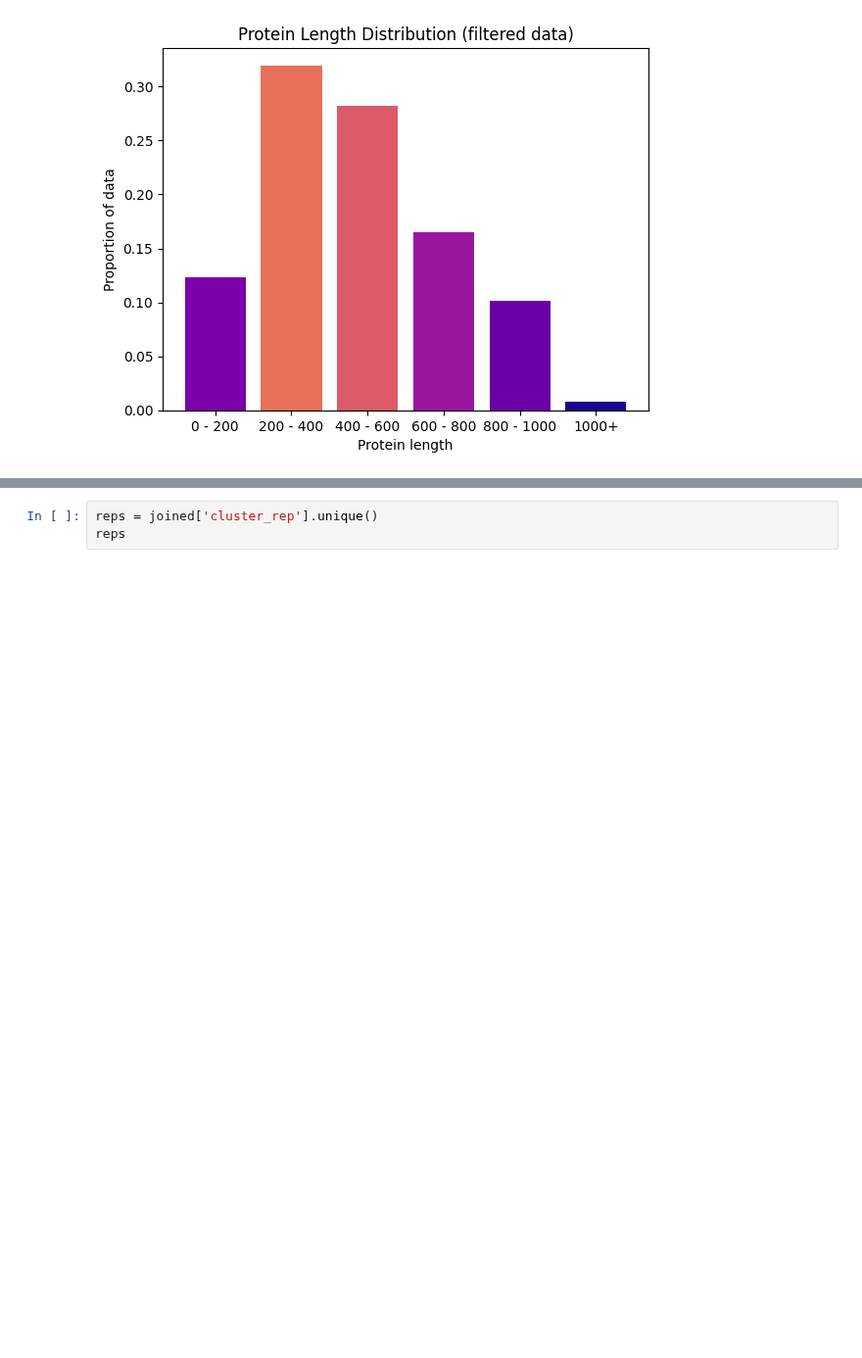
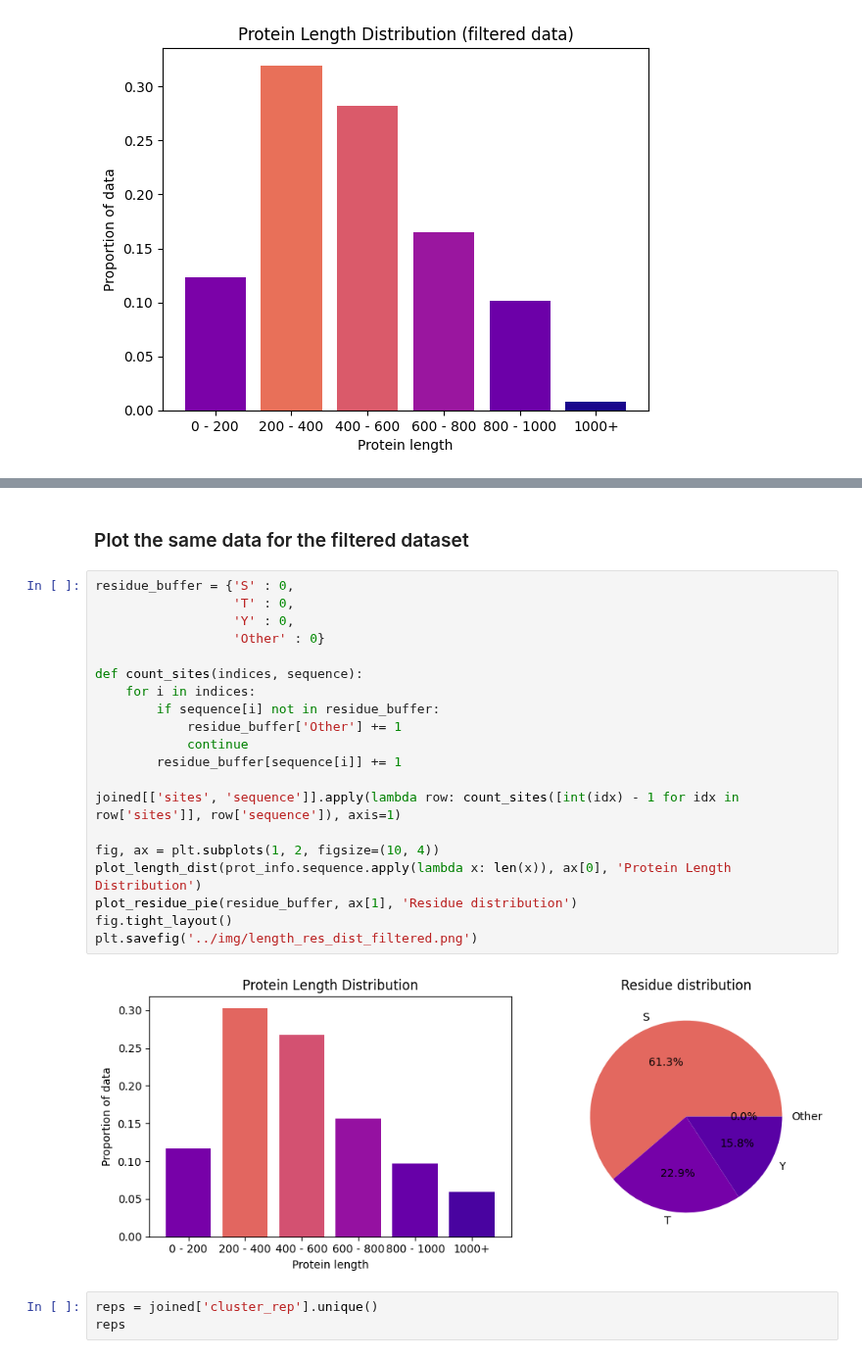
Before and after one commit to nexuso1/bio-research, a Jupyter notebook: notebooks/dataset_preparation.ipynb, the cells around one changed output, grey strips where cells are left out. Shown at 98% size. Drawn from its saved outputs; the diff is of its cells as text; blank space fills up the shorter version.

```diff
--- a/notebooks/dataset_preparation.ipynb
+++ b/notebooks/dataset_preparation.ipynb
@@ -300,3 +383,27 @@ plt.savefig('../img/length_dist_filtered')
+# %% [markdown]
+### Plot the same data for the filtered dataset
+# %%
+residue_buffer = {'S' : 0,
+                  'T' : 0,
+                  'Y' : 0,
+                  'Other' : 0}
+
+def count_sites(indices, sequence):
+    for i in indices:
+        if sequence[i] not in residue_buffer:
+            residue_buffer['Other'] += 1
+            continue
+        residue_buffer[sequence[i]] += 1
+
+joined[['sites', 'sequence']].apply(lambda row: count_sites([int(idx) - 1 for idx in row['sites']], row['sequence']), axis=1)
+
+fig, ax = plt.subplots(1, 2, figsize=(10, 4))
+plot_length_dist(prot_info.sequence.apply(lambda x: len(x)), ax[0], 'Protein Length Distribution')
+plot_residue_pie(residue_buffer, ax[1], 'Residue distribution')
+fig.tight_layout()
+plt.savefig('../img/length_res_dist_filtered.png')
+# %% [output]
+[figure, added]
 # %%
 reps = joined['cluster_rep'].unique()
 reps
```
Also changed, not shown: parts of 8 cells of this notebook.
